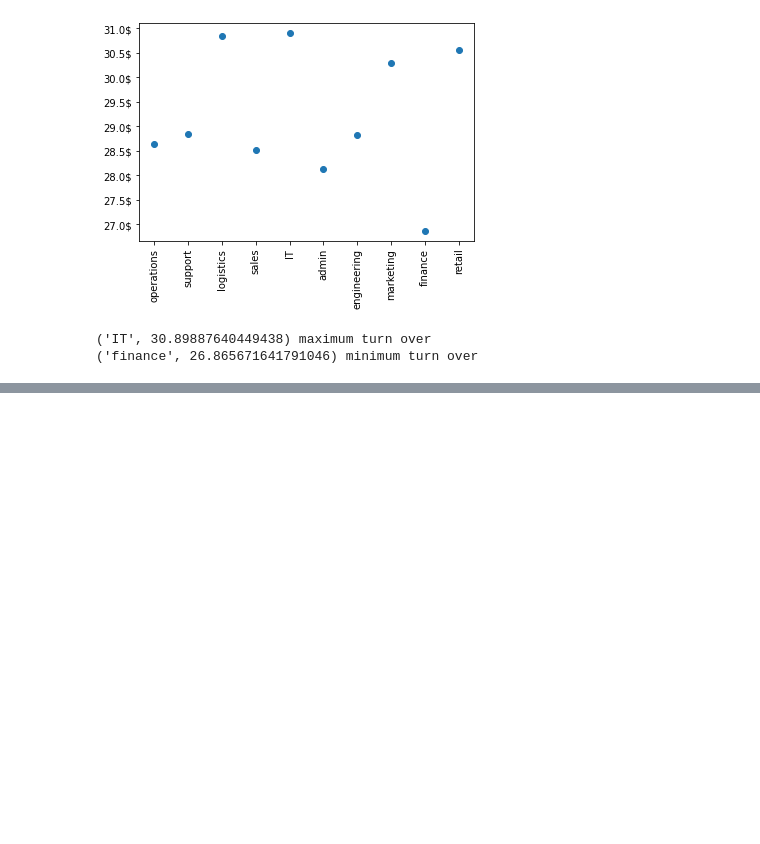
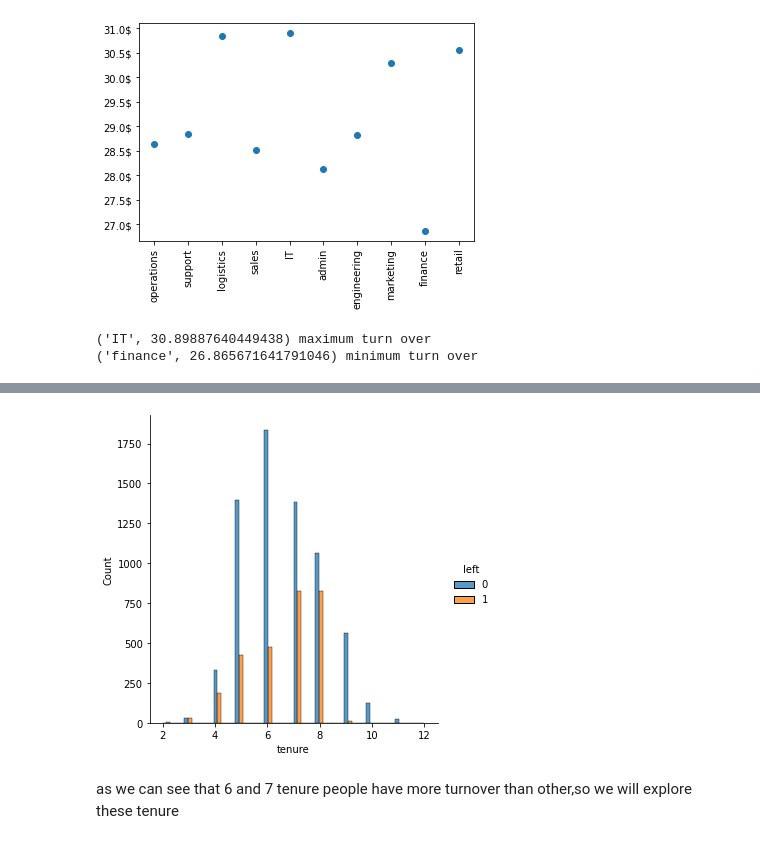
Before and after one commit to wahyunh10/Employee-Turnover-Project, a Jupyter notebook: employe_turnover_project.ipynb, the cells around one changed output, grey strips where cells are left out. Saved outputs shown, nothing was run; the diff lists cells and outputs as text; code cells hidden in the pictures; blank space fills up the shorter version.

```diff
--- a/employe_turnover_project.ipynb
+++ b/employe_turnover_project.ipynb
@@ -155,0 +183,7 @@ print(f"{lowest_turnover} minimum turn over")
+# %%
+sns.displot(data=df,x="tenure",hue="left",multiple="dodge")
+plt.show()
+# %% [output]
+[figure, added]
+# %% [markdown]
+as we can see that 6 and 7 tenure people have more turnover than other,so we will explore these tenure
```
Also changed, not shown: parts of 17 cells of this notebook.
